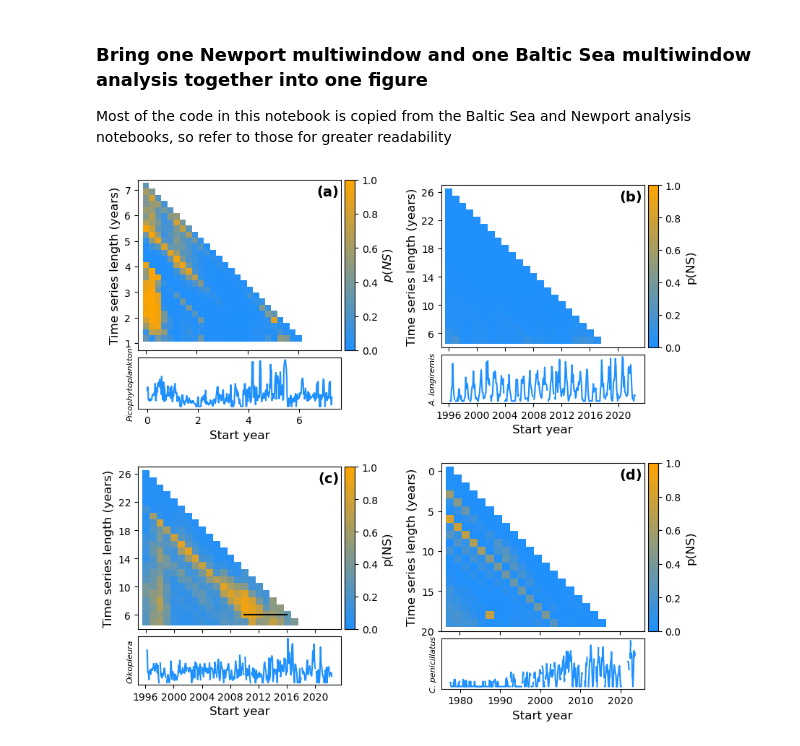
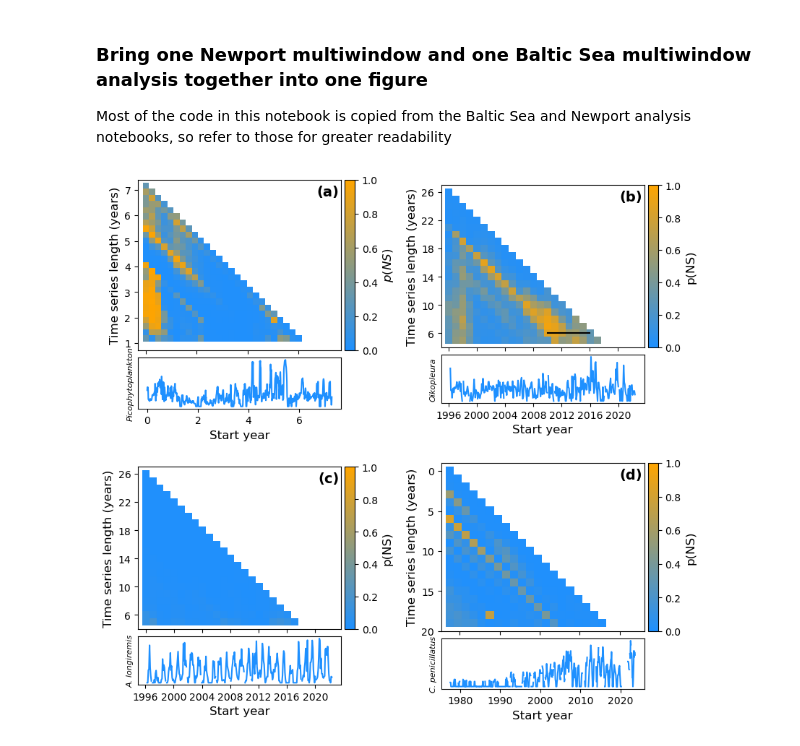
Before and after one commit to kenflat2/NS-Map, a Jupyter notebook: jupyter_notebooks/Empirical Results Figure.ipynb, the cells around one changed output. Cells and saved outputs as stored; diff of their text form; code cells hidden in the pictures.

```diff
--- a/jupyter_notebooks/Empirical Results Figure.ipynb
+++ b/jupyter_notebooks/Empirical Results Figure.ipynb
@@ -303,19 +303,6 @@ nonstationarityHeatMap = makeHeatMapBaltic(results)
 makeFigureBaltic(nonstationarityHeatMap, ts, species_baltic, ax[0, 1])
 """
 
-# Newport
-
-
-# Acartia longiremis
-results = np.loadtxt("../results/newport_line_multiwindow_E_normalized/ ACARTIA LONGIREMIS_time_window.csv", delimiter=",")
-# Load the time series for Pseudocalanus, the most abundant Newport species
-table = np.loadtxt("../datasets/newport_aggregated_series.csv", delimiter=",")
-ts = table[:, 2]
-
-nonstationarityHeatMap = makeHeatMapNewport(results)
-# makeFigureNewport(nonstationarityHeatMap, ts, "P. mimus", ax[0, 1])
-makeFigureNewport(nonstationarityHeatMap, ts, "A. longiremis", ax[0, 1])
-
 # Newport Pseudocalanus mimus
 results = np.loadtxt("../results/newport_line_multiwindow_E_normalized/ OIKOPLEURA_time_window.csv", delimiter=",")
 # Load the time series for Pseudocalanus, the most abundant Newport species
@@ -324,7 +311,19 @@ ts = table[:, 1]
 
 nonstationarityHeatMap = makeHeatMapNewport(results)
 # makeFigureNewport(nonstationarityHeatMap, ts, "P. mimus", ax[0, 1])
-makeFigureNewport(nonstationarityHeatMap, ts, "Oikopleura", ax[1, 0])
+makeFigureNewport(nonstationarityHeatMap, ts, "Oikopleura", ax[0, 1])
+
+drawBracket(2010, 6, ax[0, 1])
+
+# Newport Acartia longiremis
+results = np.loadtxt("../results/newport_line_multiwindow_E_normalized/ ACARTIA LONGIREMIS_time_window.csv", delimiter=",")
+# Load the time series for Pseudocalanus, the most abundant Newport species
+table = np.loadtxt("../datasets/newport_aggregated_series.csv", delimiter=",")
+ts = table[:, 2]
+
+nonstationarityHeatMap = makeHeatMapNewport(results)
+# makeFigureNewport(nonstationarityHeatMap, ts, "P. mimus", ax[0, 1])
+makeFigureNewport(nonstationarityHeatMap, ts, "A. longiremis", ax[1, 0])
 
 # Portal Dataset
 filename = "../datasets/Portal_rodent.csv"
@@ -342,8 +341,6 @@ results = np.loadtxt(f"../results/portal_rodent_analysis_E_normalized/PP_time_wi
 
 nonstationarityHeatMap = makeHeatMapPortal(results)
 makeFigurePortal(nonstationarityHeatMap, ts, "C. penicillatus", ax[1, 1])
-
-drawBracket(2010, 6, ax[1, 0])
 
 # Seabird Analysis
 """
@@ -353,31 +350,31 @@ df = df_raw[["Year","Common murre Total", "Brandt's cormorant Total"]]
 table = df.to_numpy(dtype=np.float64)
 
 t = table.T[0,:].copy()
 t = (t - np.min(t)) / np.ptp(t)
 
 common_murre_series = ns.standardize(np.sqrt(table.T[1,:]))
 
 results = np.loadtxt(f"../results/seabird_analysis/common_murre_time_window.csv",
                          delimiter=",")
 
 nonstationarityHeatMap = makeHeatMapSeabird(results)
 makeFigureSeabird(nonstationarityHeatMap, common_murre_series, "Common\nMurre", ax[1, 1])
 """
 
 ax[0, 0].text(1 - text_padding, 1 - text_padding*3, "(a)", size=fsize+2, rotation=0,
             horizontalalignment="right", verticalalignment="top", fontweight="bold",
             transform=ax[0, 0].transAxes)
 ax[0, 1].text(1 - text_padding, 1 - text_padding*3, "(b)", size=fsize+2, rotation=0,
             horizontalalignment="right", verticalalignment="top", fontweight="bold",
             transform=ax[0, 1].transAxes)
 ax[1, 0].text(1 - text_padding, 1 - text_padding*3, "(c)", size=fsize+2, rotation=0,
             horizontalalignment="right", verticalalignment="top", fontweight="bold",
             transform=ax[1, 0].transAxes)
 ax[1, 1].text(1 - text_padding, 1 - text_padding*3, "(d)", size=fsize+2, rotation=0,
             horizontalalignment="right", verticalalignment="top", fontweight="bold",
             transform=ax[1, 1].transAxes)
 
 plt.tight_layout()
 plt.savefig("../figures_eps/Figure_5.eps", format="eps")
 # %% [output]
-[figure, old version]
+[figure, new version]
```
Also changed, not shown: 9 other files.
